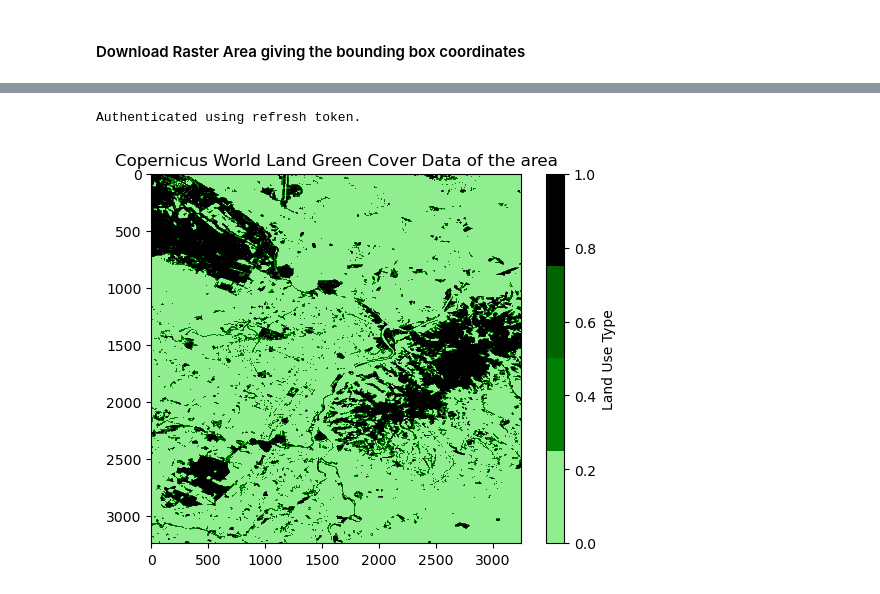
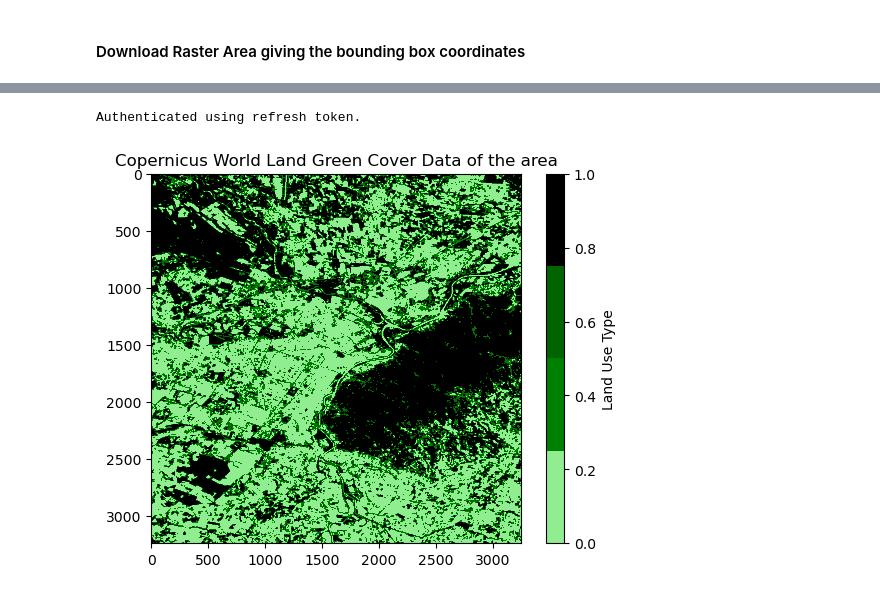
Before and after one commit to lorenzopelanda/geo-analysis, a Jupyter notebook: examples/example_copernicus.ipynb, the cells around one changed output, grey strips where cells are left out. Drawn from its saved outputs; the diff is of its cells as text; code cells hidden in the pictures.

```diff
--- a/examples/example_copernicus.ipynb
+++ b/examples/example_copernicus.ipynb
@@ -156,44 +157,36 @@ Authenticated using refresh token.
 [figure]
 # %%
-from data.boundingbox.BoundingBox import BoundingBox
-from data.downloader.CopernicusDownloader import CopernicusDownloader
-from data.utils.LandUtilsCopernicus import LandUtilsCopernicus
-from data.utils.LandUtilsOSM import LandUtilsOSM
-from data.downloader.OSMDownloader import OSMDownloader
-from data.utils.LandUtils import LandUtils
+from greento.data.copernicus.CopernicusDownloader import CopernicusDownloader
+from greento.boundingbox.BoundingBox import BoundingBox
+from greento.green.GreenCopernicus import GreenCopernicus
 
 copernicus_downloader = CopernicusDownloader(
         client_id="sh-a24a739d-d123-419b-a409-81a190c436c2",
         client_secret="dcUnE32uBB1gLvlxyi3qOeUPdGGpNMRs",
         token_url='https://identity.dataspace.copernicus.eu/auth/realms/CDSE/protocol/openid-connect/token',
         use_oidc=False
 )
-osm_downloader = OSMDownloader()
+
+
 bbox = BoundingBox()
 bounding_box = bbox.get_bounding_box(query="Piazza Castello, Torino", method="from_center_radius", radius_km=15)
-utils = LandUtils()
 
 copernicus_area = copernicus_downloader.get_data(bounding_box)
-osm_area = osm_downloader.get_data(bounding_box)
-osm_utils = LandUtilsOSM(osm_area, bounding_box)
-osm_green = osm_utils.get_green_area()
-osm_green_raster = utils.vector_to_raster(osm_green, copernicus_area)
+copernicus_green = GreenCopernicus(copernicus_area)
+green_copernicus = copernicus_green.get_green()
 
-copernicus_utils = LandUtilsCopernicus(copernicus_area,osm_green_raster)
-copernicus_green = copernicus_utils.get_green_area()
-
-raster_data = copernicus_green["data"]
+raster_data = green_copernicus["data"]
 
 # Plot the raster data
 import matplotlib.pyplot as plt
 from matplotlib.colors import ListedColormap
 cmap_colors = ["white", "lightgreen", "green", "darkgreen", "black"]
 cmap = ListedColormap(cmap_colors[1:])
 plt.imshow(raster_data, cmap=cmap)
 plt.colorbar(label='Land Use Type')
 plt.title('Copernicus World Land Green Cover Data of the area')
 
 plt.show()
 # %% [output]
 Authenticated using refresh token.
-[figure, old version]
+[figure, new version]
```
Also changed, not shown: parts of 3 cells of this notebook, 18 other files.
